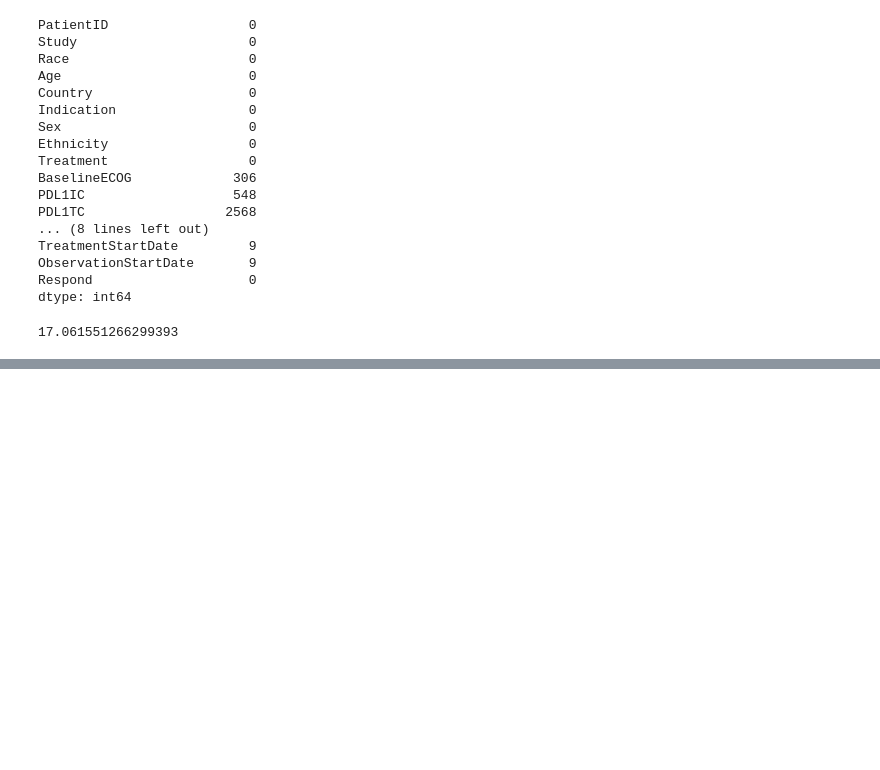
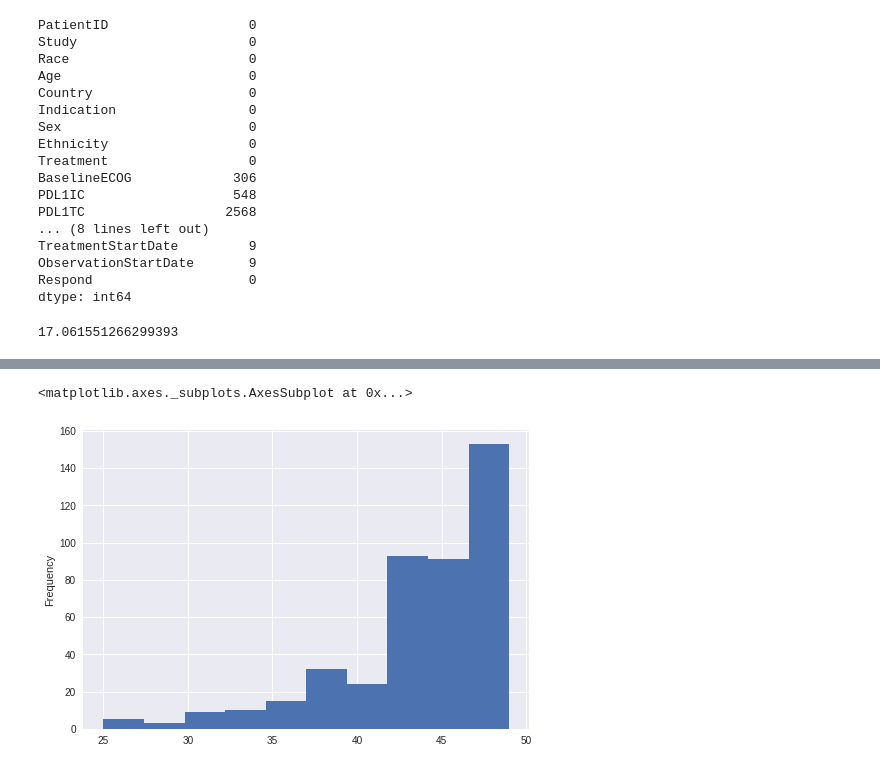
Before and after one commit to rameshmech/ML_hands_on_sessions, a Jupyter notebook: Data_Wrangling.ipynb, the cells around one changed output, grey strips where cells are left out. Cells and saved outputs as stored; diff of their text form; code cells hidden in the pictures; blank space fills up the shorter version.

```diff
--- a/Data_Wrangling.ipynb
+++ b/Data_Wrangling.ipynb
@@ -162,0 +233,5 @@ Name: TreatmentStartDate, Length: 5485, dtype: datetime64[ns]
+# %%
+train_bsl[train_bsl['Age'] < 50]['Age'].plot.hist()
+# %% [output]
+<matplotlib.axes._subplots.AxesSubplot at 0x...>
+[figure, added]
```
Also changed, not shown: parts of 43 cells of this notebook.
